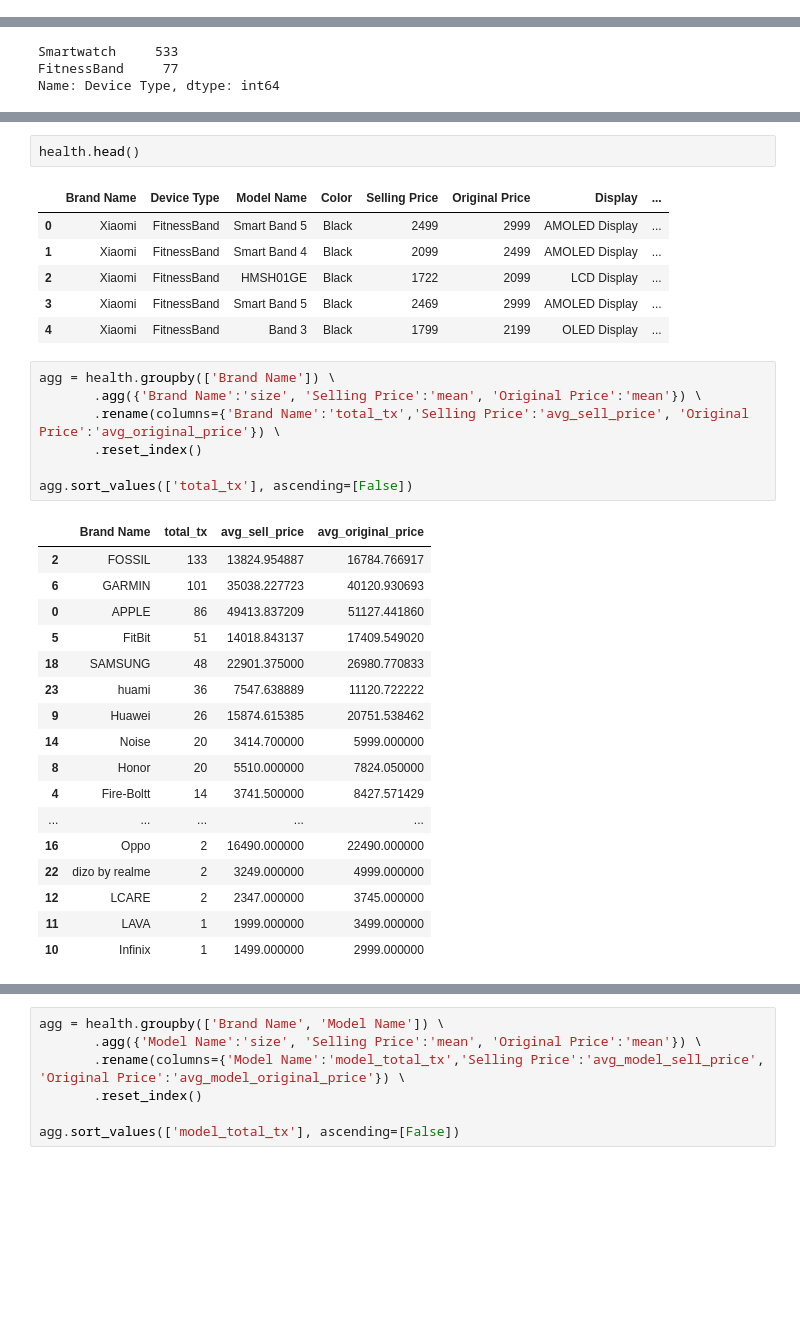
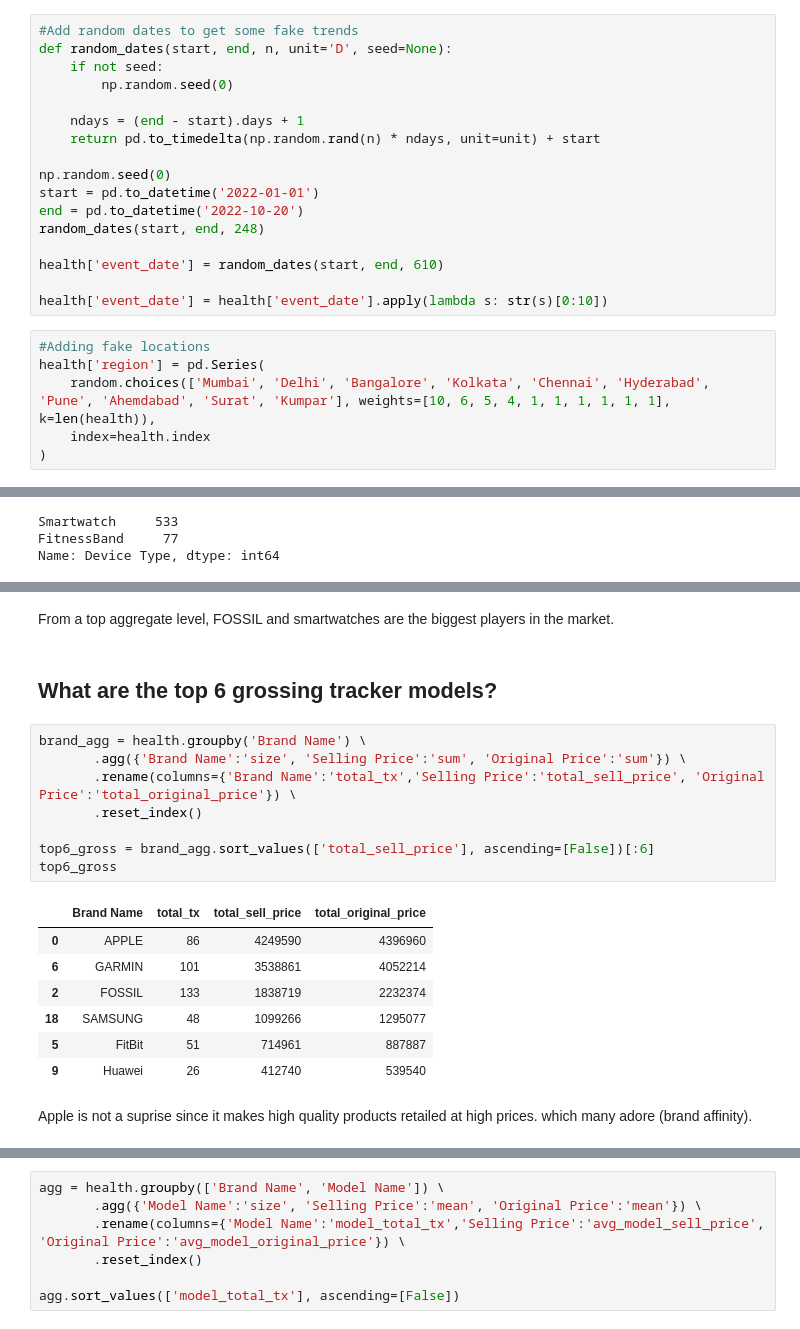
Before and after one commit to mindyng/2022-Business-Projects, a Jupyter notebook: price-elasticity.ipynb, the cells around one changed output, grey strips where cells are left out. Drawn from its saved outputs; the diff is of its cells as text; blank space fills up the shorter version.

Commit message:
Kaggle Notebook | Price Elasticity | Version 11

```diff
--- a/price-elasticity.ipynb
+++ b/price-elasticity.ipynb
@@ -306,0 +97,23 @@ dtype: object
+# %%
+#Add random dates to get some fake trends
+def random_dates(start, end, n, unit='D', seed=None):
+    if not seed:
+        np.random.seed(0)
+
+    ndays = (end - start).days + 1
+    return pd.to_timedelta(np.random.rand(n) * ndays, unit=unit) + start
+
+np.random.seed(0)
+start = pd.to_datetime('2022-01-01')
+end = pd.to_datetime('2022-10-20')
+random_dates(start, end, 248)
+
+health['event_date'] = random_dates(start, end, 610)
+
+health['event_date'] = health['event_date'].apply(lambda s: str(s)[0:10])
+# %%
+#Adding fake locations
+health['region'] = pd.Series(
+    random.choices(['Mumbai', 'Delhi', 'Bangalore', 'Kolkata', 'Chennai', 'Hyderabad', 'Pune', 'Ahemdabad', 'Surat', 'Kumpar'], weights=[10, 6, 5, 4, 1, 1, 1, 1, 1, 1], k=len(health)),
+    index=health.index
+)
@@ -392,37 +224,25 @@ fig = px.pie(type, values=type.values, names=type.index)
 fig.show()
 # %% [output]
 [interactive output not drawn]
-# %%
-health.head()
-# %% [output]
-|  | Brand Name | Device Type | Model Name | Color | Selling Price | Original Price | Display | ... |
-| 0 | Xiaomi | FitnessBand | Smart Band 5 | Black | 2499 | 2999 | AMOLED Display | ... |
-| 1 | Xiaomi | FitnessBand | Smart Band 4 | Black | 2099 | 2499 | AMOLED Display | ... |
-| 2 | Xiaomi | FitnessBand | HMSH01GE | Black | 1722 | 2099 | LCD Display | ... |
-| 3 | Xiaomi | FitnessBand | Smart Band 5 | Black | 2469 | 2999 | AMOLED Display | ... |
-| 4 | Xiaomi | FitnessBand | Band 3 | Black | 1799 | 2199 | OLED Display | ... |
+# %% [markdown]
+From a top aggregate level, FOSSIL and smartwatches are the biggest players in the market.
+# %% [markdown]
+## What are the top 6 grossing tracker models?
 # %%
-agg = health.groupby(['Brand Name']) \
-       .agg({'Brand Name':'size', 'Selling Price':'mean', 'Original Price':'mean'}) \
-       .rename(columns={'Brand Name':'total_tx','Selling Price':'avg_sell_price', 'Original Price':'avg_original_price'}) \
+brand_agg = health.groupby('Brand Name') \
+       .agg({'Brand Name':'size', 'Selling Price':'sum', 'Original Price':'sum'}) \
+       .rename(columns={'Brand Name':'total_tx','Selling Price':'total_sell_price', 'Original Price':'total_original_price'}) \
        .reset_index()
 
-agg.sort_values(['total_tx'], ascending=[False])
+top6_gross = brand_agg.sort_values(['total_sell_price'], ascending=[False])[:6]
+top6_gross
 # %% [output]
-|  | Brand Name | total_tx | avg_sell_price | avg_original_price |
-| 2 | FOSSIL | 133 | 13824.954887 | 16784.766917 |
-| 6 | GARMIN | 101 | 35038.227723 | 40120.930693 |
-| 0 | APPLE | 86 | 49413.837209 | 51127.441860 |
-| 5 | FitBit | 51 | 14018.843137 | 17409.549020 |
-| 18 | SAMSUNG | 48 | 22901.375000 | 26980.770833 |
-| 23 | huami | 36 | 7547.638889 | 11120.722222 |
-| 9 | Huawei | 26 | 15874.615385 | 20751.538462 |
-| 14 | Noise | 20 | 3414.700000 | 5999.000000 |
-| 8 | Honor | 20 | 5510.000000 | 7824.050000 |
-| 4 | Fire-Boltt | 14 | 3741.500000 | 8427.571429 |
-| ... | ... | ... | ... | ... |
-| 16 | Oppo | 2 | 16490.000000 | 22490.000000 |
-| 22 | dizo by realme | 2 | 3249.000000 | 4999.000000 |
-| 12 | LCARE | 2 | 2347.000000 | 3745.000000 |
-| 11 | LAVA | 1 | 1999.000000 | 3499.000000 |
-| 10 | Infinix | 1 | 1499.000000 | 2999.000000 |
+|  | Brand Name | total_tx | total_sell_price | total_original_price |
+| 0 | APPLE | 86 | 4249590 | 4396960 |
+| 6 | GARMIN | 101 | 3538861 | 4052214 |
+| 2 | FOSSIL | 133 | 1838719 | 2232374 |
+| 18 | SAMSUNG | 48 | 1099266 | 1295077 |
+| 5 | FitBit | 51 | 714961 | 887887 |
+| 9 | Huawei | 26 | 412740 | 539540 |
+# %% [markdown]
+Apple is not a suprise since it makes high quality products retailed at high prices. which many adore (brand affinity).
```
Also changed, not shown: parts of 67 cells of this notebook.
